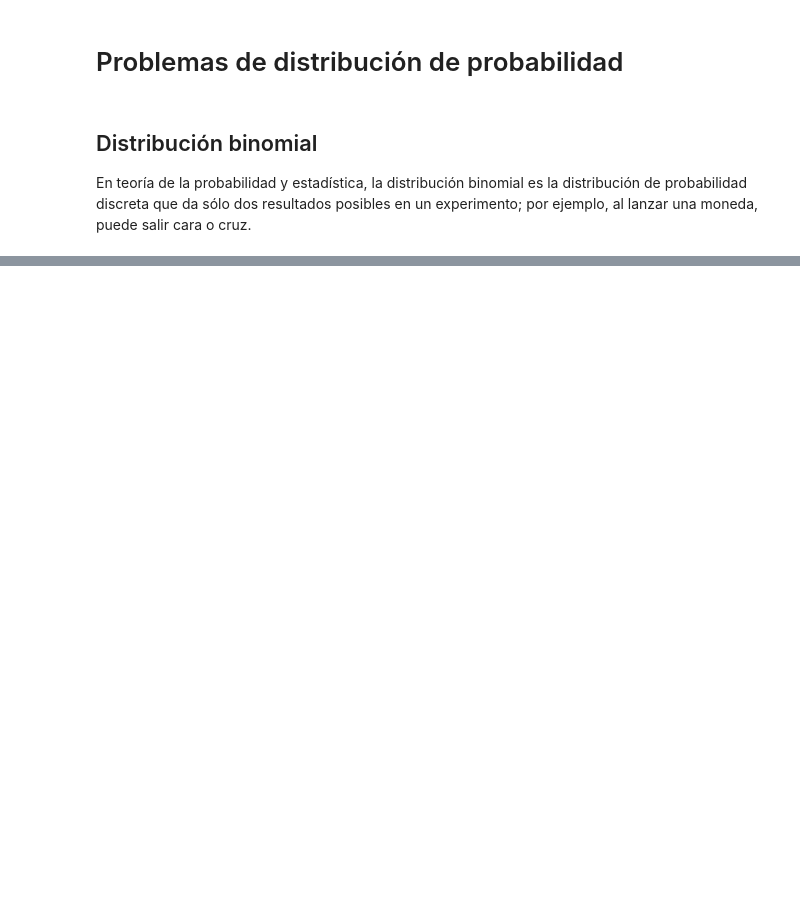
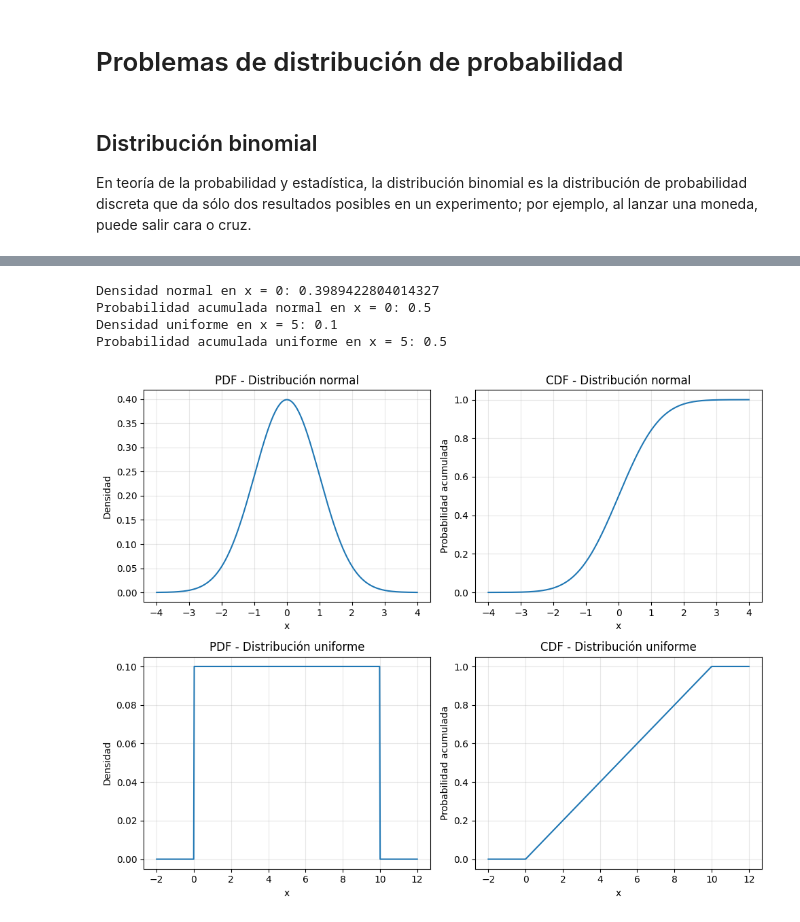
Before and after one commit to 4GeeksAcademy/carlos-gondelles-probability-distribution-exercises-project-with-python, a Jupyter notebook: notebook/problems.es.ipynb, the cells around one changed output, grey strips where cells are left out. Cells and saved outputs as stored; diff of their text form; code cells hidden in the pictures; blank space fills up the shorter version.

```diff
--- a/notebook/problems.es.ipynb
+++ b/notebook/problems.es.ipynb
@@ -144,3 +183,78 @@ def rvsuniform(n, mean = 0, sd = 1):
     result = uniform.rvs(loc = mean, scale = sd, size= n)
 
     return result
+# %%
+import numpy as np
+import matplotlib.pyplot as plt
+from scipy.stats import norm, uniform
+
+# Parámetros para la normal
+media = 0
+desviacion = 1
+
+# Parámetros para la uniforme
+inicio = 0
+ancho = 10
+
+# Rango de valores
+x_normal = np.linspace(-4, 4, 500)
+x_uniforme = np.linspace(-2, 12, 500)
+
+# Funciones de la normal
+pdf_normal = norm.pdf(x_normal, loc=media, scale=desviacion)
+cdf_normal = norm.cdf(x_normal, loc=media, scale=desviacion)
+
+# Funciones de la uniforme
+pdf_uniforme = uniform.pdf(x_uniforme, loc=inicio, scale=ancho)
+cdf_uniforme = uniform.cdf(x_uniforme, loc=inicio, scale=ancho)
+
+# Cálculos puntuales de ejemplo
+densidad_normal_0 = norm.pdf(0, loc=media, scale=desviacion)
+acumulada_normal_0 = norm.cdf(0, loc=media, scale=desviacion)
+
+densidad_uniforme_5 = uniform.pdf(5, loc=inicio, scale=ancho)
+acumulada_uniforme_5 = uniform.cdf(5, loc=inicio, scale=ancho)
+
+print(f"Densidad normal en x = 0: {densidad_normal_0}")
+print(f"Probabilidad acumulada normal en x = 0: {acumulada_normal_0}")
+print(f"Densidad uniforme en x = 5: {densidad_uniforme_5}")
+print(f"Probabilidad acumulada uniforme en x = 5: {acumulada_uniforme_5}")
+
+fig, axis = plt.subplots(2, 2, figsize=(10, 8))
+
+# Normal PDF
+axis[0, 0].plot(x_normal, pdf_normal)
+axis[0, 0].set_title("PDF - Distribución normal")
+axis[0, 0].set_xlabel("x")
+axis[0, 0].set_ylabel("Densidad")
+axis[0, 0].grid(alpha=0.3)
+
+# Normal CDF
+axis[0, 1].plot(x_normal, cdf_normal)
+axis[0, 1].set_title("CDF - Distribución normal")
+axis[0, 1].set_xlabel("x")
+axis[0, 1].set_ylabel("Probabilidad acumulada")
+axis[0, 1].grid(alpha=0.3)
+
+# Uniforme PDF
+axis[1, 0].plot(x_uniforme, pdf_uniforme)
+axis[1, 0].set_title("PDF - Distribución uniforme")
+axis[1, 0].set_xlabel("x")
+axis[1, 0].set_ylabel("Densidad")
+axis[1, 0].grid(alpha=0.3)
+
+# Uniforme CDF
+axis[1, 1].plot(x_uniforme, cdf_uniforme)
+axis[1, 1].set_title("CDF - Distribución uniforme")
+axis[1, 1].set_xlabel("x")
+axis[1, 1].set_ylabel("Probabilidad acumulada")
+axis[1, 1].grid(alpha=0.3)
+
+plt.tight_layout()
+plt.show()
+# %% [output]
+Densidad normal en x = 0: 0.3989422804014327
+Probabilidad acumulada normal en x = 0: 0.5
+Densidad uniforme en x = 5: 0.1
+Probabilidad acumulada uniforme en x = 5: 0.5
+[figure, added]
```
Also changed, not shown: parts of 4 cells of this notebook.
